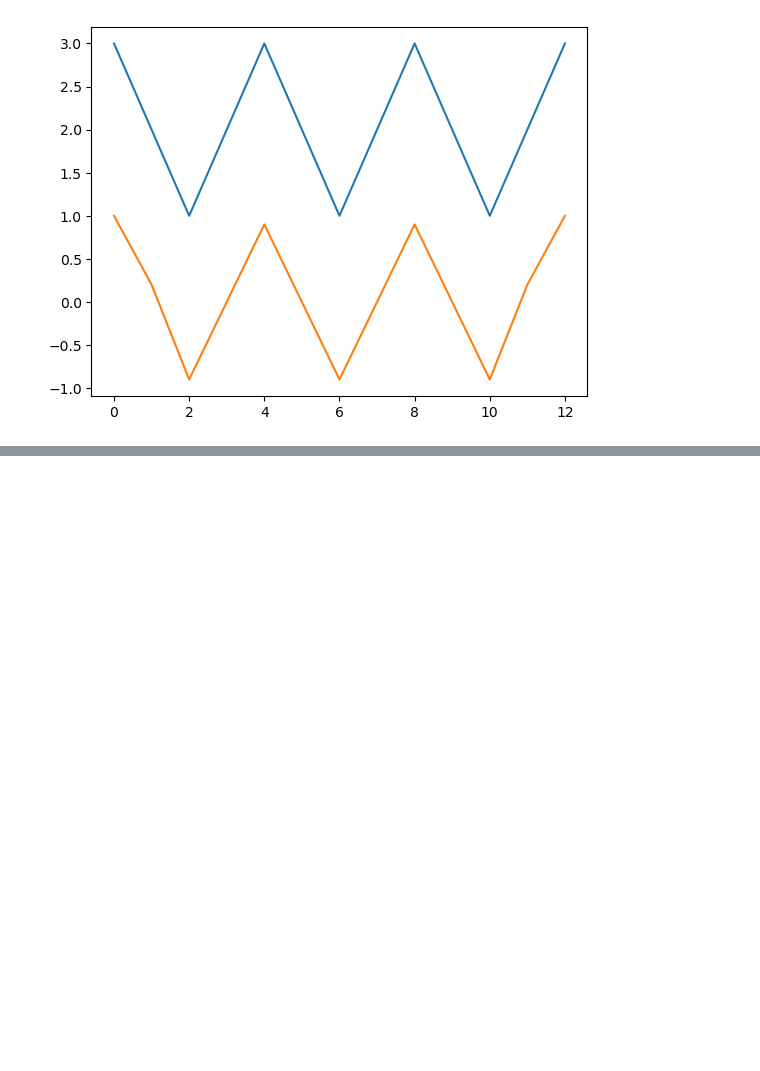
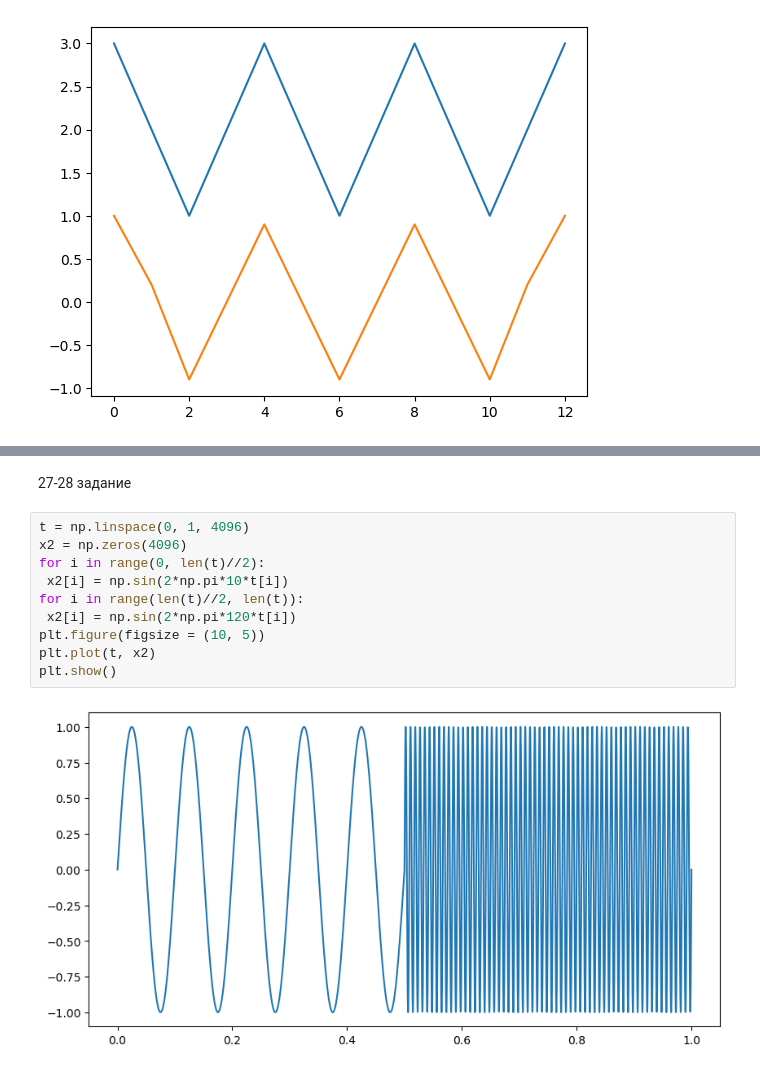
Before and after one commit to sympathhy/Vremennyi, a Jupyter notebook: lab6.ipynb, the cells around one changed output, grey strips where cells are left out. Cells and saved outputs as stored; diff of their text form; blank space fills up the shorter version.

```diff
--- a/lab6.ipynb
+++ b/lab6.ipynb
@@ -151,0 +183,14 @@ print(ts1)
+# %% [markdown]
+27-28 задание
+# %%
+t = np.linspace(0, 1, 4096)
+x2 = np.zeros(4096)
+for i in range(0, len(t)//2):
+ x2[i] = np.sin(2*np.pi*10*t[i])
+for i in range(len(t)//2, len(t)):
+ x2[i] = np.sin(2*np.pi*120*t[i])
+plt.figure(figsize = (10, 5))
+plt.plot(t, x2)
+plt.show()
+# %% [output]
+[figure, added]
```
Also changed, not shown: parts of 18 cells of this notebook.
